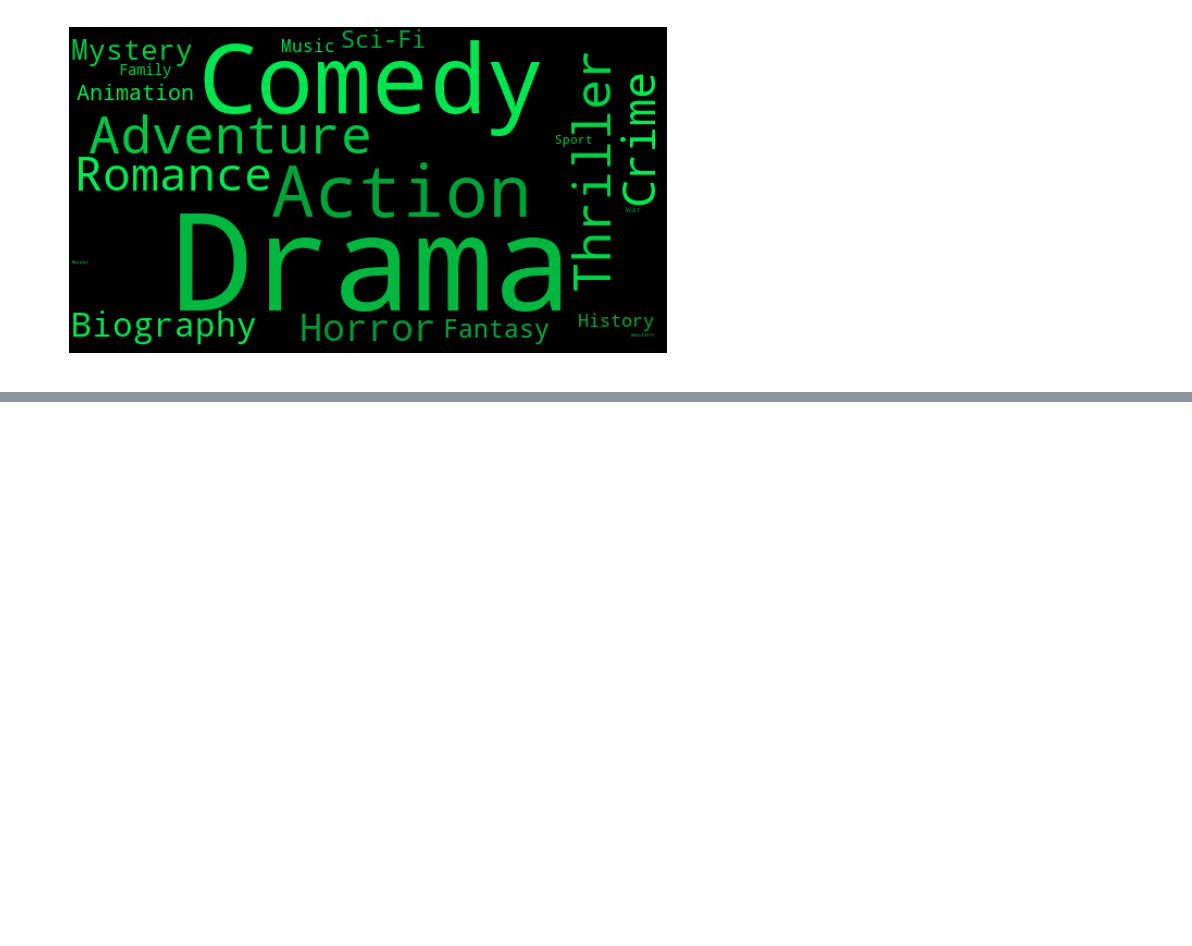
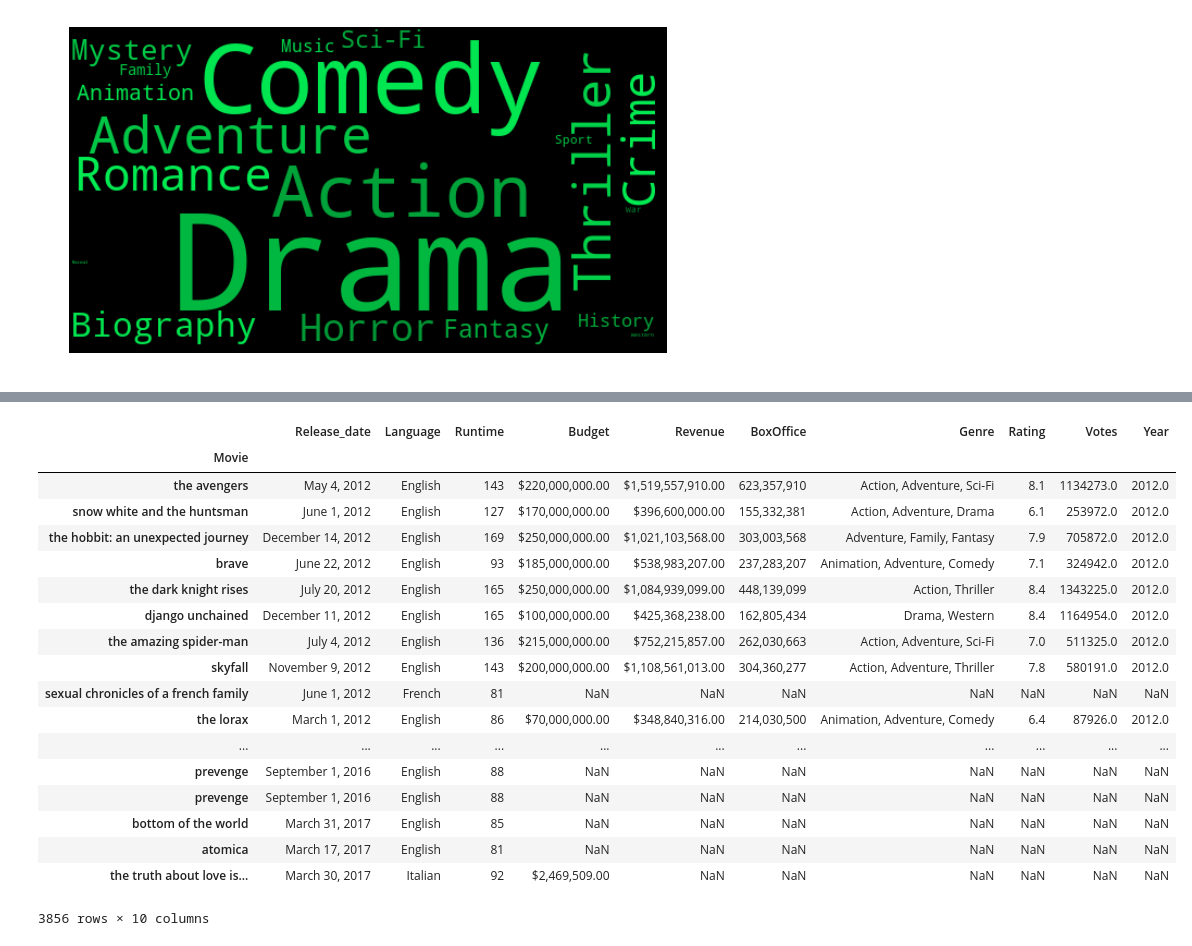
Before and after one commit to cicisongze/Movie_analysis_project, a Jupyter notebook: Data_Visualization.ipynb, the cells around one changed output, grey strips where cells are left out. Saved outputs shown, nothing was run; the diff lists cells and outputs as text; code cells hidden in the pictures; blank space fills up the shorter version.

```diff
--- a/Data_Visualization.ipynb
+++ b/Data_Visualization.ipynb
@@ -155,0 +162,9 @@ plt.show()
+# %%
+df
+df1=df.set_index(['Movie'])
+dfnew = df1[['Release_date','Language','Runtime','Budget','Revenue','BoxOffice','Genre','Rating','Votes','Year']]
+dfruntime=dfnew.dropna(thresh=3)
+# %%
+for x in range(len(dfruntime['Runtime'])):
+    if isinstance(dfruntime['Runtime'].iloc[x],str):
+        dfruntime['Runtime'].iloc[x]=datetime.datetime.strptime(dfruntime['Runtime'].iloc[x],'%Hh %Mm')
@@ -155,0 +180,5 @@ plt.show()
+# %%
+for x in range(len(dfruntime['Runtime'])):
+    if type(dfruntime['Runtime'].iloc[x])==datetime.datetime:
+        a=dfruntime['Runtime'].iloc[x]
+        dfruntime['Runtime'].iloc[x]=a.hour*60+a.minute
@@ -155,0 +194,22 @@ plt.show()
+# %%
+dfruntime
+# %% [output]
+|  | Release_date | Language | Runtime | Budget | Revenue | BoxOffice | Genre | Rating | Votes | Year |
+| Movie |  |  |  |  |  |  |  |  |  |  |
+| the avengers | May 4, 2012 | English | 143 | $220,000,000.00 | $1,519,557,910.00 | 623,357,910 | Action, Adventure, Sci-Fi | 8.1 | 1134273.0 | 2012.0 |
+| snow white and the huntsman | June 1, 2012 | English | 127 | $170,000,000.00 | $396,600,000.00 | 155,332,381 | Action, Adventure, Drama | 6.1 | 253972.0 | 2012.0 |
+| the hobbit: an unexpected journey | December 14, 2012 | English | 169 | $250,000,000.00 | $1,021,103,568.00 | 303,003,568 | Adventure, Family, Fantasy | 7.9 | 705872.0 | 2012.0 |
+| brave | June 22, 2012 | English | 93 | $185,000,000.00 | $538,983,207.00 | 237,283,207 | Animation, Adventure, Comedy | 7.1 | 324942.0 | 2012.0 |
+| the dark knight rises | July 20, 2012 | English | 165 | $250,000,000.00 | $1,084,939,099.00 | 448,139,099 | Action, Thriller | 8.4 | 1343225.0 | 2012.0 |
+| django unchained | December 11, 2012 | English | 165 | $100,000,000.00 | $425,368,238.00 | 162,805,434 | Drama, Western | 8.4 | 1164954.0 | 2012.0 |
+| the amazing spider-man | July 4, 2012 | English | 136 | $215,000,000.00 | $752,215,857.00 | 262,030,663 | Action, Adventure, Sci-Fi | 7.0 | 511325.0 | 2012.0 |
+| skyfall | November 9, 2012 | English | 143 | $200,000,000.00 | $1,108,561,013.00 | 304,360,277 | Action, Adventure, Thriller | 7.8 | 580191.0 | 2012.0 |
+| sexual chronicles of a french family | June 1, 2012 | French | 81 | NaN | NaN | NaN | NaN | NaN | NaN | NaN |
+| the lorax | March 1, 2012 | English | 86 | $70,000,000.00 | $348,840,316.00 | 214,030,500 | Animation, Adventure, Comedy | 6.4 | 87926.0 | 2012.0 |
+| ... | ... | ... | ... | ... | ... | ... | ... | ... | ... | ... |
+| prevenge | September 1, 2016 | English | 88 | NaN | NaN | NaN | NaN | NaN | NaN | NaN |
+| prevenge | September 1, 2016 | English | 88 | NaN | NaN | NaN | NaN | NaN | NaN | NaN |
+| bottom of the world | March 31, 2017 | English | 85 | NaN | NaN | NaN | NaN | NaN | NaN | NaN |
+| atomica | March 17, 2017 | English | 81 | NaN | NaN | NaN | NaN | NaN | NaN | NaN |
+| the truth about love is... | March 30, 2017 | Italian | 92 | $2,469,509.00 | NaN | NaN | NaN | NaN | NaN | NaN |
+3856 rows × 10 columns
```
Also changed, not shown: parts of 6 cells of this notebook.
